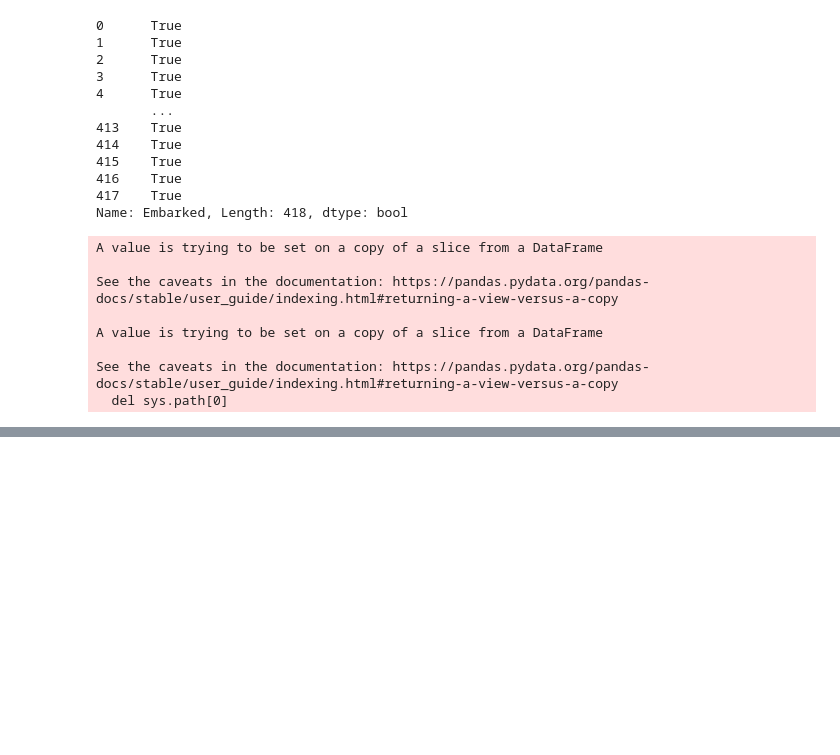
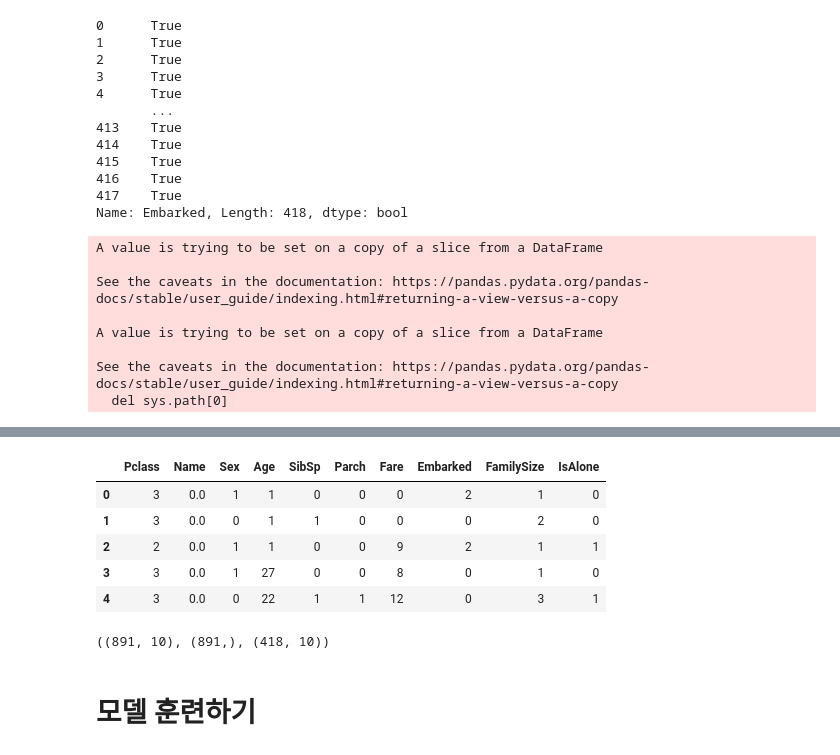
Before and after one commit to unknown-jun/First_step_of_data_analist, a Jupyter notebook: Titanic_EDA.ipynb, the cells around one changed output, grey strips where cells are left out. Drawn from its saved outputs; the diff is of its cells as text; code cells hidden in the pictures; blank space fills up the shorter version.

```diff
--- a/Titanic_EDA.ipynb
+++ b/Titanic_EDA.ipynb
@@ -175,7 +196,22 @@ test['Sex'] = test['Sex'].map( {'female':0, 'male':1} ).astype(int)
 
 # Name을 숫자형으로 변환
 name_mapping = {"Mr": 1, "Miss":2, "Mrs":3, "Master":4, "Rare":5}
-test['Name'] = test['Name'].mape( {name_mapping})
+test['Name'] = test['Name'].map(name_mapping)
 test['Name'] = test['Name'].fillna(0)
 
-#
+# Embarked를 숫자형으로 변환
+test['Embarked'] = test['Embarked'].map( {'S':0, 'C':1, 'Q':2}).astype(int)
+
+# Fare를 숫자형으로 변환
+test.loc[test['Fare'] <= 7.91, 'Fare'] = 0
+test.loc[test['Fare'] >= 14.454, 'Fare'] = 1
+test.loc[test['Fare'] >= 31, 'Fare'] = 2
+test.loc[test['Fare'] > 31, 'Fare'] = 3
+test['Fare'] = test['Fare'].astype(int)
+
+# Age를 범주형으로 변환
+test.loc[test['Age'] <= 16, 'Age'] = 0
+test.loc[test['Age'] >= 32, 'Age'] = 1
+test.loc[test['Age'] >= 48, 'Age'] = 2
+test.loc[test['Age'] >= 64, 'Age'] = 3
+test.loc[test['Age'] > 64, 'Age'] = 4
@@ -181,0 +231,9 @@ test['Name'] = test['Name'].fillna(0)
+# %%
+test.head()
+# %% [output]
+|  | Pclass | Name | Sex | Age | SibSp | Parch | Fare | Embarked | FamilySize | IsAlone |
+| 0 | 3 | 0.0 | 1 | 1 | 0 | 0 | 0 | 2 | 1 | 0 |
+| 1 | 3 | 0.0 | 0 | 1 | 1 | 0 | 0 | 0 | 2 | 0 |
+| 2 | 2 | 0.0 | 1 | 1 | 0 | 0 | 9 | 2 | 1 | 1 |
+| 3 | 3 | 0.0 | 1 | 27 | 0 | 0 | 8 | 0 | 1 | 0 |
+| 4 | 3 | 0.0 | 0 | 22 | 1 | 1 | 12 | 0 | 3 | 1 |
@@ -181,0 +245,6 @@ test['Name'] = test['Name'].fillna(0)
+# %%
+train_x.shape, train_y.shape, test_x.shape
+# %% [output]
+((891, 10), (891,), (418, 10))
+# %% [markdown]
+# **모델 훈련하기**
```
Also changed, not shown: parts of 6 cells of this notebook.
